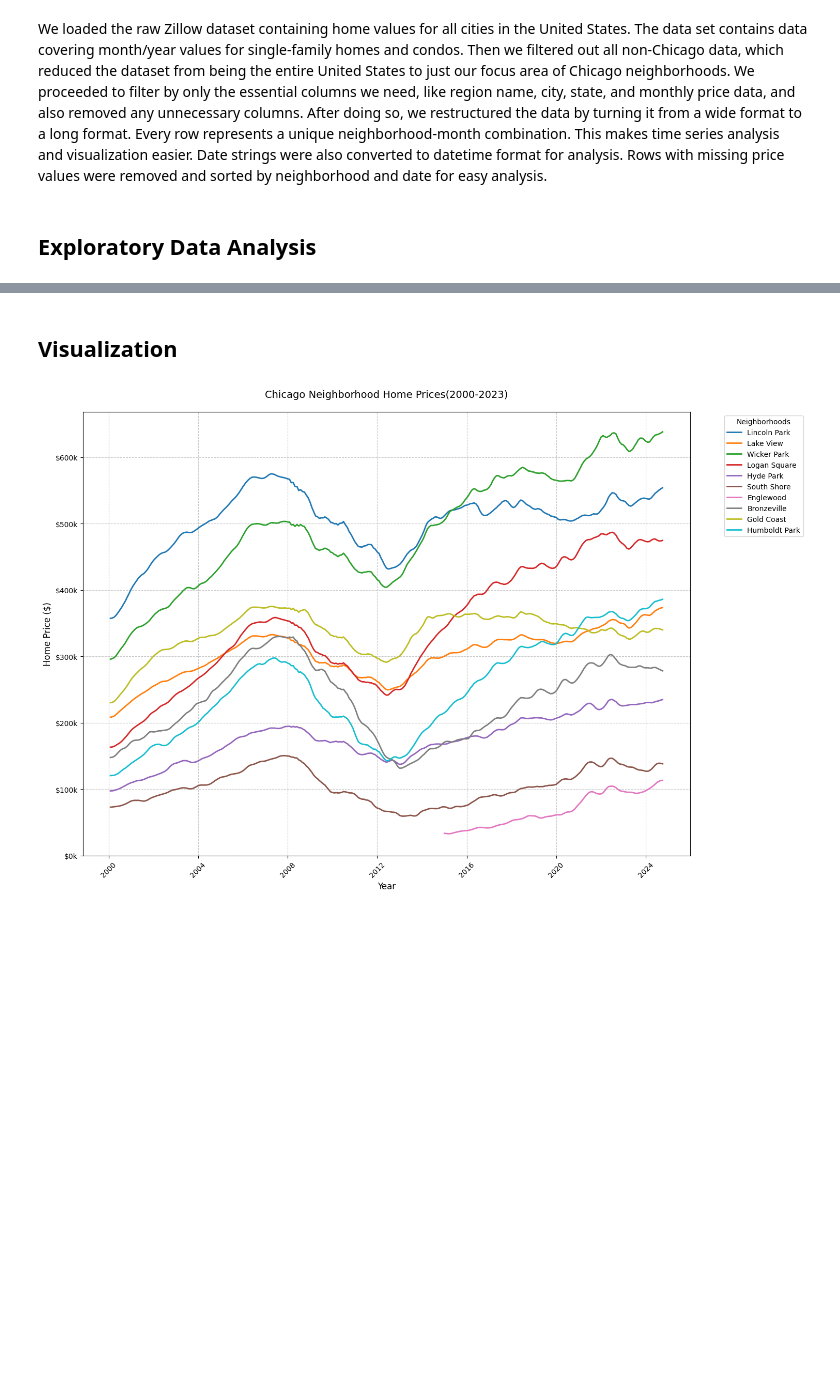
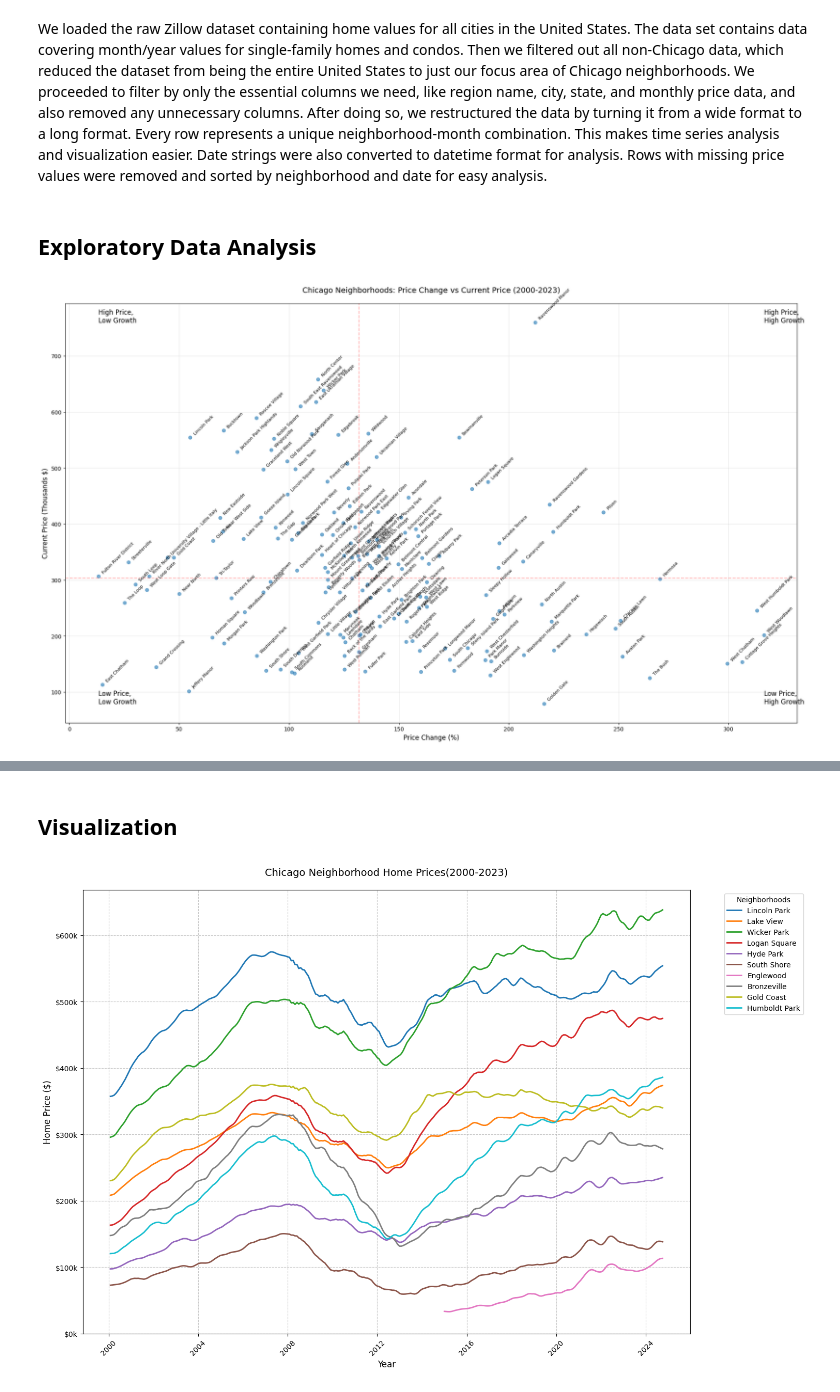
Before and after one commit to cs418-fa24/project-check-in-team-14, a Jupyter notebook: ChiHomePriceAnalyzer.ipynb, the cells around one changed output, grey strips where cells are left out. Drawn from its saved outputs; the diff is of its cells as text; code cells hidden in the pictures; blank space fills up the shorter version.

Commit message:
data analysis

```diff
--- a/ChiHomePriceAnalyzer.ipynb
+++ b/ChiHomePriceAnalyzer.ipynb
@@ -78,3 +78,77 @@ melted_df.to_csv('cleaned_chicago_housing_data.csv', index=False)
 We loaded the raw Zillow dataset containing home values for all cities in the United States. The data set contains data covering month/year values for single-family homes and condos. Then we filtered out all non-Chicago data, which reduced the dataset from being the entire United States to just our focus area of Chicago neighborhoods. We proceeded to filter by only the essential columns we need, like region name, city, state, and monthly price data, and also removed any unnecessary columns. After doing so, we restructured the data by turning it from a wide format to a long format. Every row represents a unique neighborhood-month combination. This makes time series analysis and visualization easier. Date strings were also converted to datetime format for analysis. Rows with missing price values were removed and sorted by neighborhood and date for easy analysis.
 # %% [markdown]
 ## Exploratory Data Analysis
+# %%
+import pandas as pd
+import matplotlib.pyplot as plt
+import seaborn as sns
+
+df = pd.read_csv('cleaned_chicago_housing_data.csv')
+df['Date'] = pd.to_datetime(df['Date'])
+
+end_date = df['Date'].max()
+start_date = df['Date'].min()
+
+price_changes = []
+for neighborhood in df['RegionName'].unique():
+    neighborhood_data = df[df['RegionName'] == neighborhood]
+
+    start_price = neighborhood_data[neighborhood_data['Date'] == start_date]['Price'].values
+    end_price = neighborhood_data[neighborhood_data['Date'] == end_date]['Price'].values
+
+    if len(start_price) > 0 and len(end_price) > 0:
+        start_price = start_price[0]
+        end_price = end_price[0]
+        current_price = end_price
+        pct_change = ((end_price - start_price) / start_price) * 100
+
+        price_changes.append({
+            'Neighborhood': neighborhood,
+            'Price Change %': pct_change,
+            'Current Price': current_price
+        })
+
+changes_df = pd.DataFrame(price_changes)
+
+plt.figure(figsize=(20, 12))
+
+plt.scatter(changes_df['Price Change %'],
+           changes_df['Current Price']/1000,
+           alpha=0.6)
+
+for idx, row in changes_df.iterrows():
+    plt.annotate(row['Neighborhood'],
+                (row['Price Change %'], row['Current Price']/1000),
+                xytext=(5, 5),
+                textcoords='offset points',
+                fontsize=8,
+                rotation=45)
+
+plt.axvline(x=changes_df['Price Change %'].median(), color='red', linestyle='--', alpha=0.3)
+plt.axhline(y=changes_df['Current Price'].median()/1000, color='red', linestyle='--', alpha=0.3)
+
+plt.title('Chicago Neighborhoods: Price Change vs Current Price (2000-2023)', fontsize=14, pad=20)
+plt.xlabel('Price Change (%)', fontsize=12)
+plt.ylabel('Current Price (Thousands $)', fontsize=12)
+plt.grid(True, alpha=0.3)
+
+median_price = changes_df['Current Price'].median()/1000
+median_change = changes_df['Price Change %'].median()
+
+plt.text(changes_df['Price Change %'].min(), changes_df['Current Price'].max()/1000,
+         'High Price,\nLow Growth',
+         fontsize=12)
+plt.text(changes_df['Price Change %'].max(), changes_df['Current Price'].max()/1000,
+         'High Price,\nHigh Growth',
+         fontsize=12)
+plt.text(changes_df['Price Change %'].min(), changes_df['Current Price'].min()/1000,
+         'Low Price,\nLow Growth',
+         fontsize=12)
+plt.text(changes_df['Price Change %'].max(), changes_df['Current Price'].min()/1000,
+         'Low Price,\nHigh Growth',
+         fontsize=12)
+
+plt.tight_layout()
+plt.show()
+# %% [output]
+[figure, added]
```
Also changed, not shown: parts of 1 cell of this notebook.
